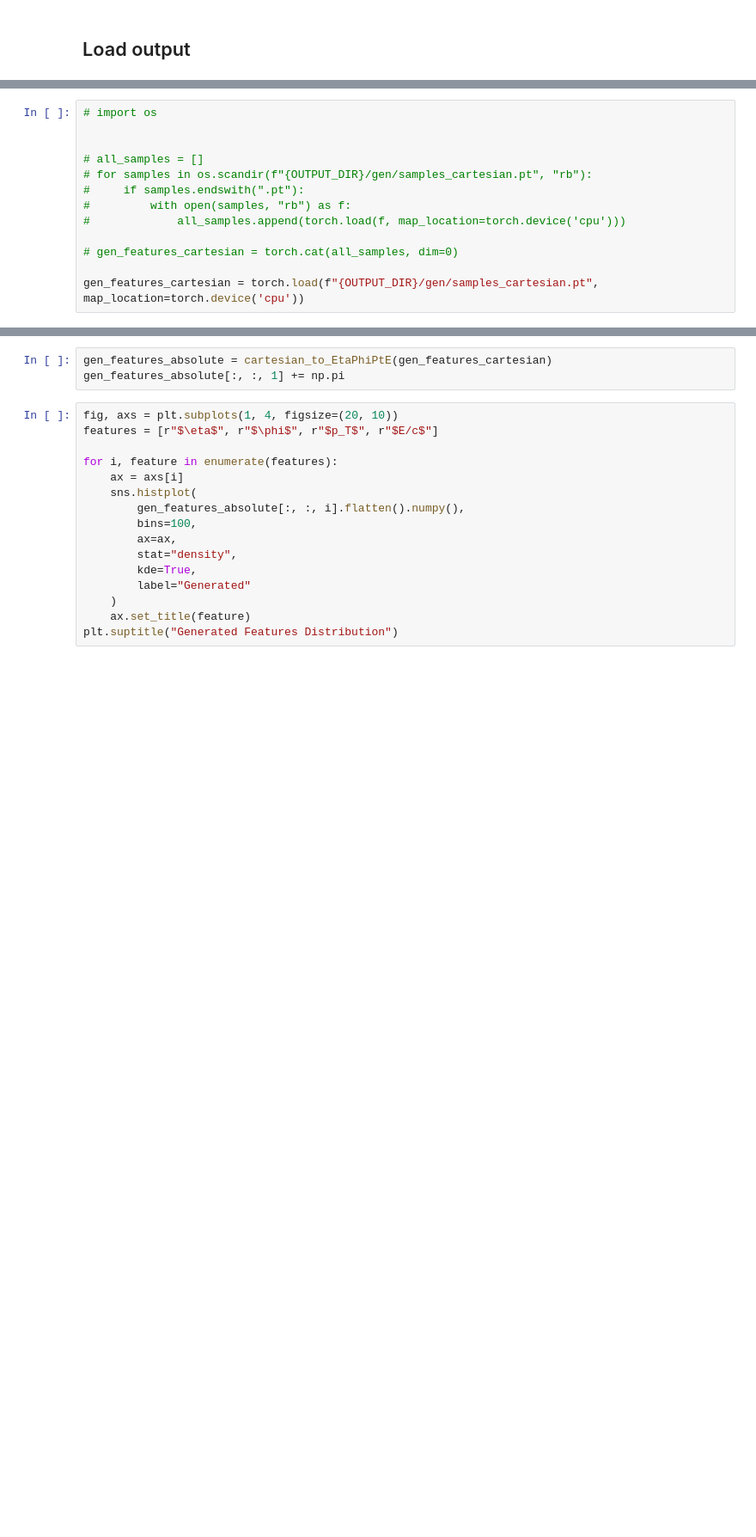
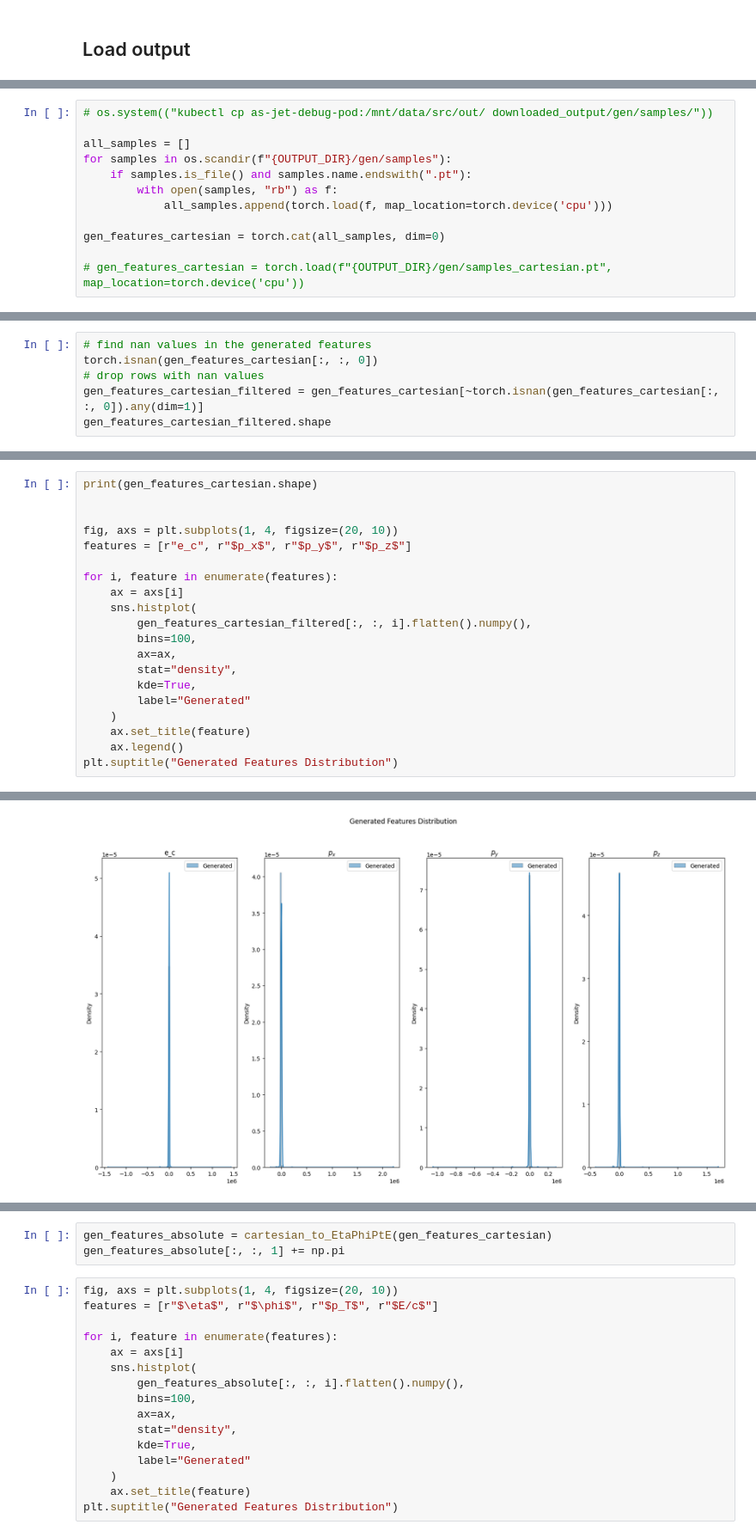
Before and after one commit to ArjunS07/s25-fermilab-research, a Jupyter notebook: src/output.ipynb, the cells around one changed output, grey strips where cells are left out. Shown at 86% size. Cells and saved outputs as stored; diff of their text form; blank space fills up the shorter version.

```diff
--- a/src/output.ipynb
+++ b/src/output.ipynb
@@ -93,13 +187,12 @@ scale_factor
 # %%
-# import os
+# os.system(("kubectl cp as-jet-debug-pod:/mnt/data/src/out/ downloaded_output/gen/samples/"))
 
+all_samples = []
+for samples in os.scandir(f"{OUTPUT_DIR}/gen/samples"):
+    if samples.is_file() and samples.name.endswith(".pt"):
+        with open(samples, "rb") as f:
+            all_samples.append(torch.load(f, map_location=torch.device('cpu')))
 
-# all_samples = []
-# for samples in os.scandir(f"{OUTPUT_DIR}/gen/samples_cartesian.pt", "rb"):
-#     if samples.endswith(".pt"):
-#         with open(samples, "rb") as f:
-#             all_samples.append(torch.load(f, map_location=torch.device('cpu')))
+gen_features_cartesian = torch.cat(all_samples, dim=0)
 
-# gen_features_cartesian = torch.cat(all_samples, dim=0)
-
-gen_features_cartesian = torch.load(f"{OUTPUT_DIR}/gen/samples_cartesian.pt", map_location=torch.device('cpu'))
+# gen_features_cartesian = torch.load(f"{OUTPUT_DIR}/gen/samples_cartesian.pt", map_location=torch.device('cpu'))
@@ -129,0 +199,6 @@ plt.suptitle("Generated Features Distribution")
+# %%
+# find nan values in the generated features
+torch.isnan(gen_features_cartesian[:, :, 0])
+# drop rows with nan values
+gen_features_cartesian_filtered = gen_features_cartesian[~torch.isnan(gen_features_cartesian[:, :, 0]).any(dim=1)]
+gen_features_cartesian_filtered.shape
@@ -129,0 +207,21 @@ plt.suptitle("Generated Features Distribution")
+# %%
+print(gen_features_cartesian.shape)
+
+
+fig, axs = plt.subplots(1, 4, figsize=(20, 10))
+features = [r"e_c", r"$p_x$", r"$p_y$", r"$p_z$"]
+
+for i, feature in enumerate(features):
+    ax = axs[i]
+    sns.histplot(
+        gen_features_cartesian_filtered[:, :, i].flatten().numpy(),
+        bins=100,
+        ax=ax,
+        stat="density",
+        kde=True,
+        label="Generated"
+    )
+    ax.set_title(feature)
+    ax.legend()
+plt.suptitle("Generated Features Distribution")
+# %% [output]
@@ -129,0 +230 @@ plt.suptitle("Generated Features Distribution")
+[figure, added]
```
Also changed, not shown: parts of 22 cells of this notebook, 8 other files.
